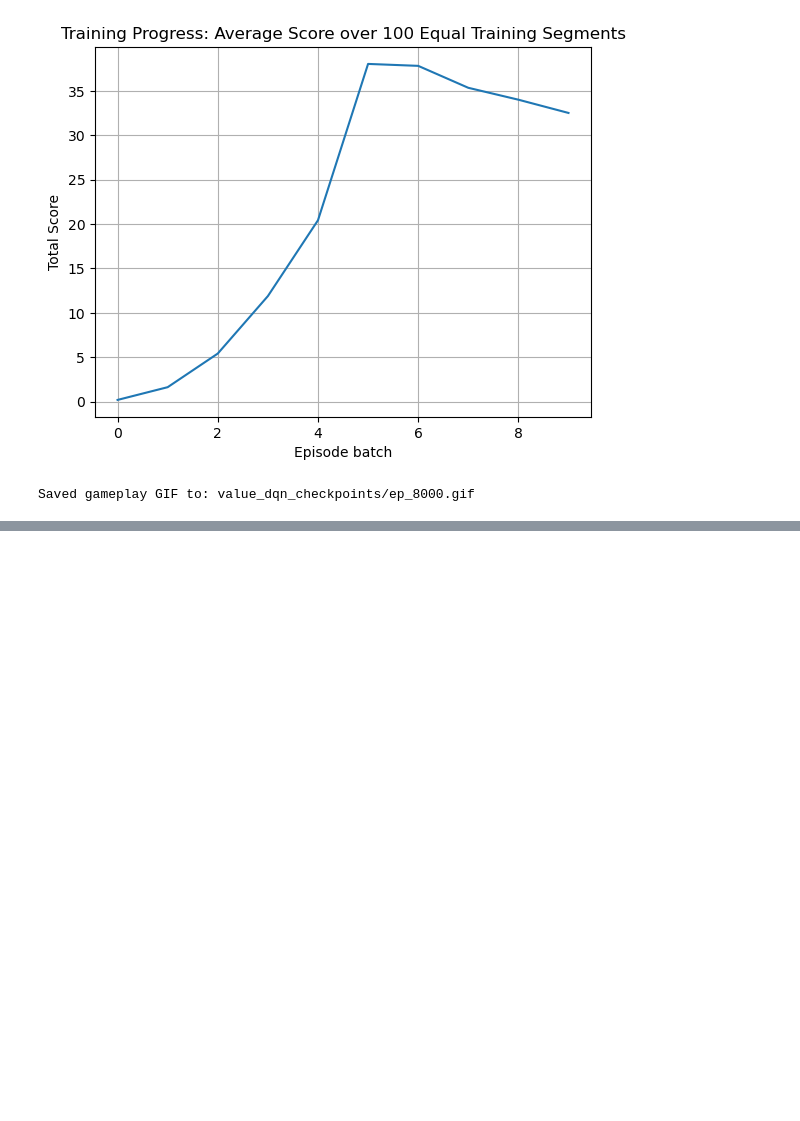
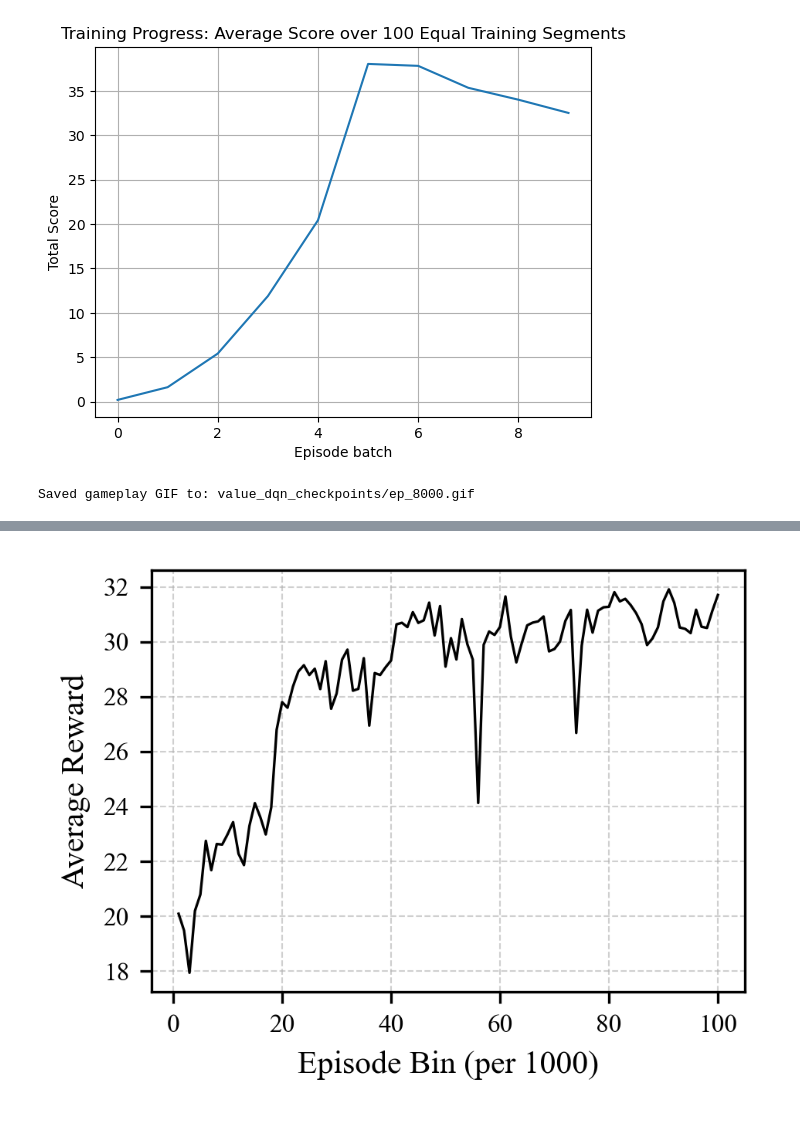
Before and after one commit to William-Pig/tetris_ai, a Jupyter notebook: main.ipynb, the cells around one changed output, grey strips where cells are left out. Cells and saved outputs as stored; diff of their text form; code cells hidden in the pictures; blank space fills up the shorter version.

```diff
--- a/main.ipynb
+++ b/main.ipynb
@@ -1054,0 +1122,13 @@ Saved gameplay GIF to: value_dqn_checkpoints/ep_8000.gif
+# %%
+BOARD_WIDTH = 10
+BOARD_HEIGHT = 20
+
+mlp_env = TetrisGym(width=BOARD_WIDTH, height=BOARD_HEIGHT)
+mlp_agent = MLPAgent(board_width=BOARD_WIDTH, board_height=BOARD_HEIGHT)
+mlp_agent.load_agent("feature_mlp_checkpoints/latest.pth")
+mlp_rewards = mlp_agent.rewards
+mlp_scores = mlp_agent.scores
+# %%
+plot_icml_reward_curve(mlp_rewards, window=1_000)
+# %% [output]
+[figure, added]
```
Also changed, not shown: parts of 13 cells of this notebook, 2 other files.
